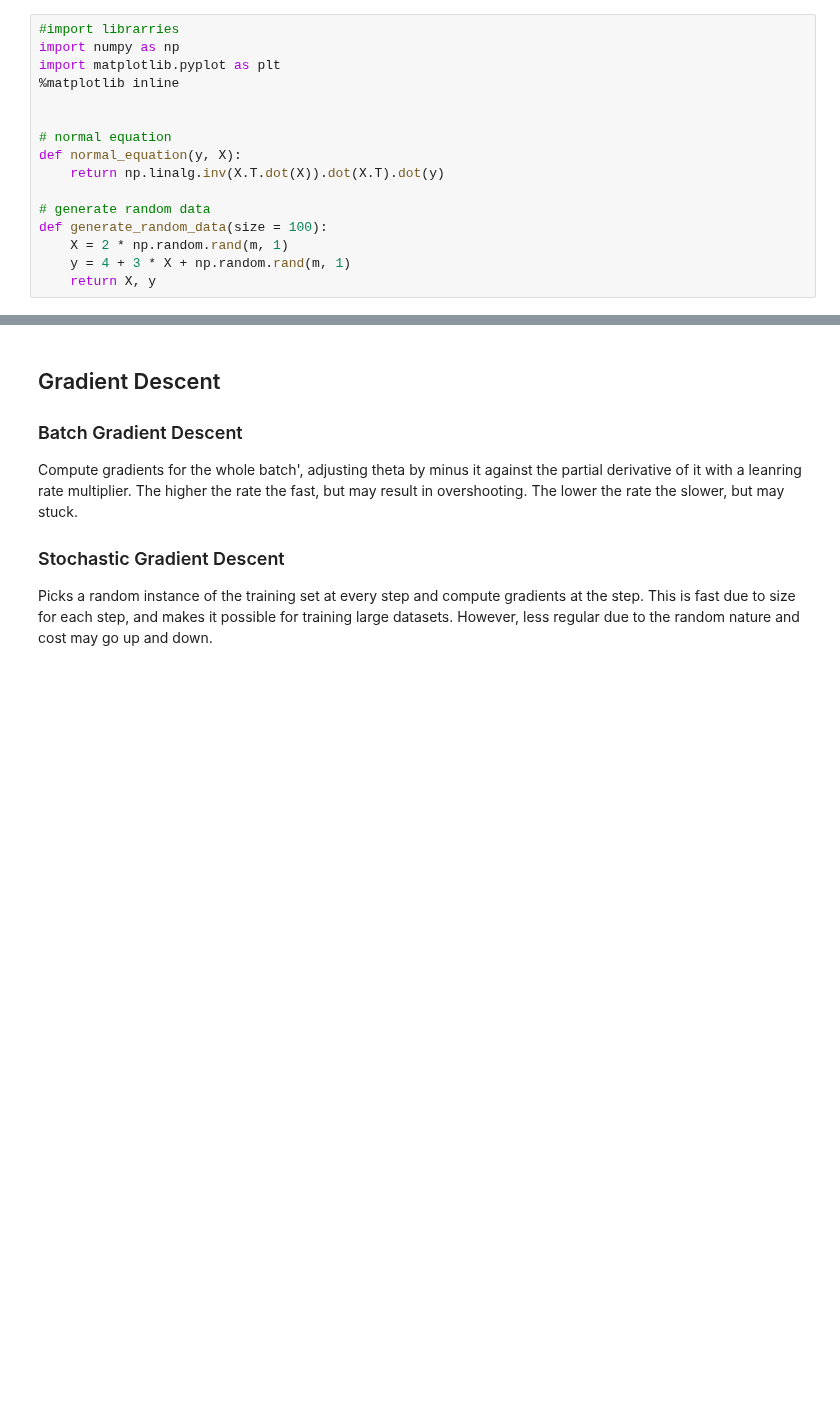
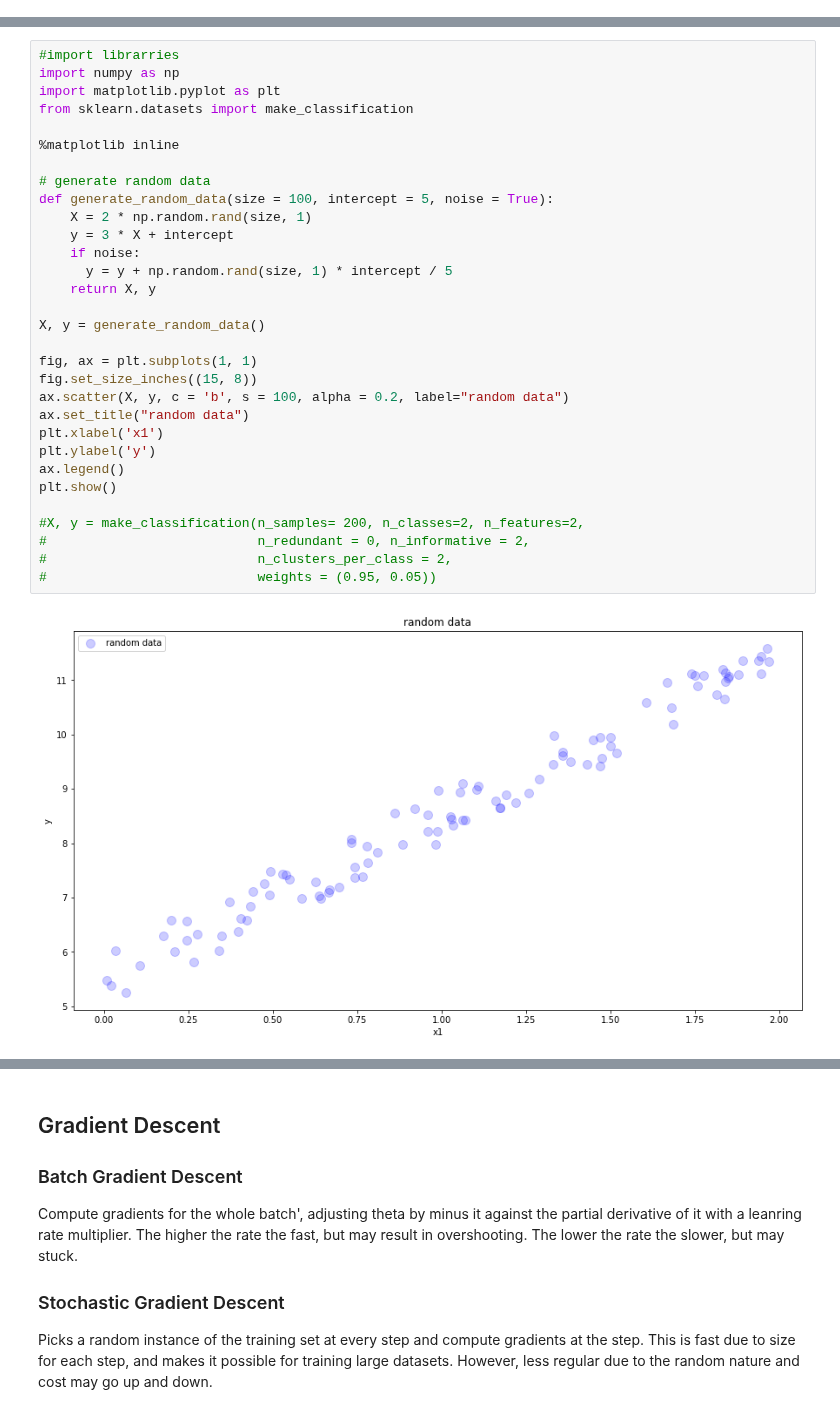
Before and after one commit to auslei/python, a Jupyter notebook: training_models/1.0_linear_regression.ipynb, the cells around one changed output, grey strips where cells are left out. Drawn from its saved outputs; the diff is of its cells as text; blank space fills up the shorter version.

```diff
--- a/training_models/1.0_linear_regression.ipynb
+++ b/training_models/1.0_linear_regression.ipynb
@@ -1,16 +0,0 @@
-# %%
-#import librarries
-import numpy as np
-import matplotlib.pyplot as plt
-%matplotlib inline
-
-
-# normal equation
-def normal_equation(y, X):
-    return np.linalg.inv(X.T.dot(X)).dot(X.T).dot(y)
-
-# generate random data
-def generate_random_data(size = 100):
-    X = 2 * np.random.rand(m, 1)
-    y = 4 + 3 * X + np.random.rand(m, 1)
-    return X, y
@@ -42,0 +17,33 @@ No handles with labels found to put in legend.
+# %%
+#import librarries
+import numpy as np
+import matplotlib.pyplot as plt
+from sklearn.datasets import make_classification
+
+%matplotlib inline
+
+# generate random data
+def generate_random_data(size = 100, intercept = 5, noise = True):
+    X = 2 * np.random.rand(size, 1)
+    y = 3 * X + intercept
+    if noise:
+      y = y + np.random.rand(size, 1) * intercept / 5
+    return X, y
+
+X, y = generate_random_data()
+
+fig, ax = plt.subplots(1, 1)
+fig.set_size_inches((15, 8))
+ax.scatter(X, y, c = 'b', s = 100, alpha = 0.2, label="random data")
+ax.set_title("random data")
+plt.xlabel('x1')
+plt.ylabel('y')
+ax.legend()
+plt.show()
+
+#X, y = make_classification(n_samples= 200, n_classes=2, n_features=2,
+#                           n_redundant = 0, n_informative = 2,
+#                           n_clusters_per_class = 2,
+#                           weights = (0.95, 0.05))
+# %% [output]
+[figure, added]
```
Also changed, not shown: parts of 20 cells of this notebook, 6 other files.
